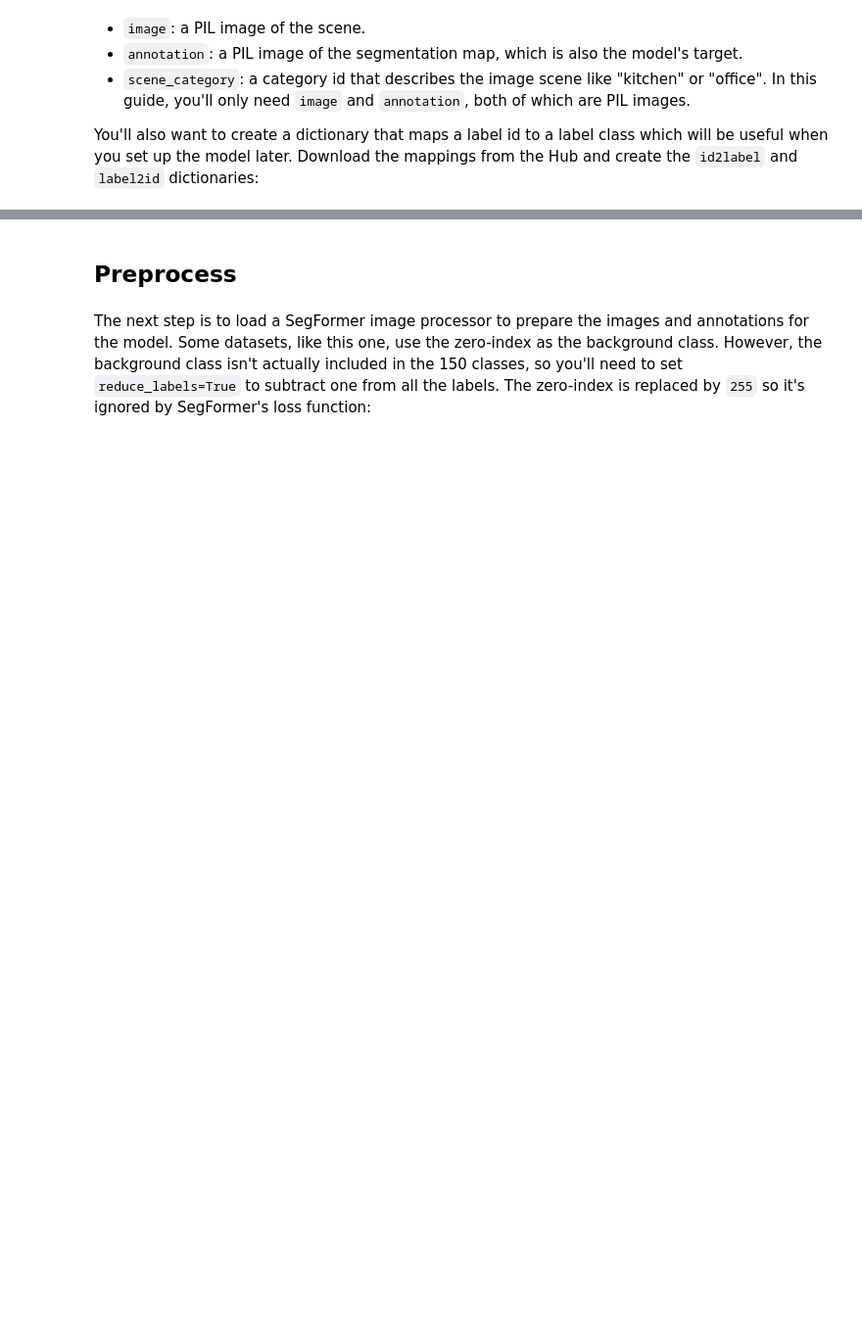
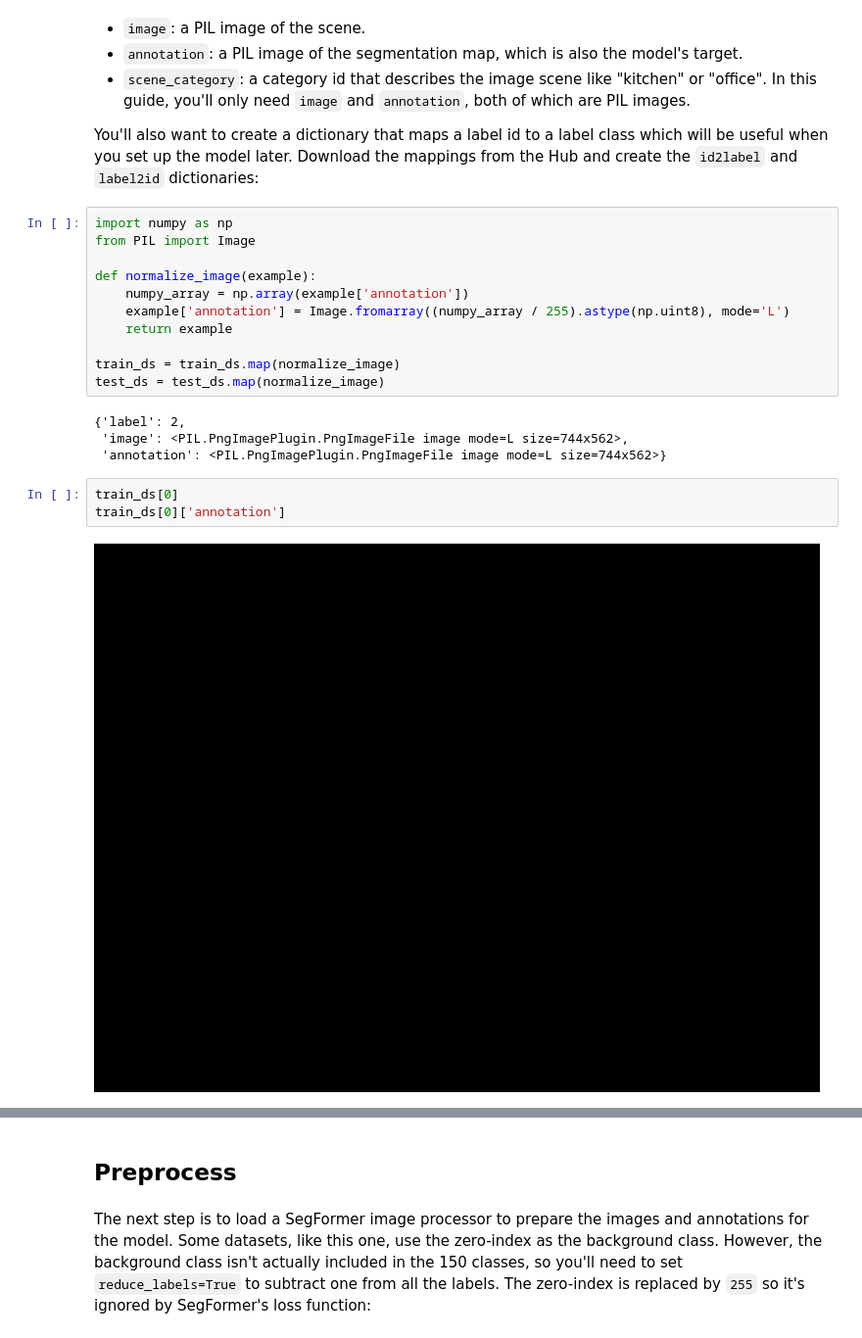
Before and after one commit to louisapraszezynki/acouslic-ai-challenge, a Jupyter notebook: transformers_doc/en/pytorch/semantic_segmentation.ipynb, the cells around one changed output, grey strips where cells are left out. Shown at 98% size. Drawn from its saved outputs; the diff is of its cells as text; blank space fills up the shorter version.

```diff
--- a/transformers_doc/en/pytorch/semantic_segmentation.ipynb
+++ b/transformers_doc/en/pytorch/semantic_segmentation.ipynb
@@ -102,3 +102,23 @@ train_ds[0]
 - `scene_category`: a category id that describes the image scene like "kitchen" or "office". In this guide, you'll only need `image` and `annotation`, both of which are PIL images.
 
 You'll also want to create a dictionary that maps a label id to a label class which will be useful when you set up the model later. Download the mappings from the Hub and create the `id2label` and `label2id` dictionaries:
+# %%
+import numpy as np
+from PIL import Image
+
+def normalize_image(example):
+    numpy_array = np.array(example['annotation'])
+    example['annotation'] = Image.fromarray((numpy_array / 255).astype(np.uint8), mode='L')
+    return example
+
+train_ds = train_ds.map(normalize_image)
+test_ds = test_ds.map(normalize_image)
+# %% [output]
+{'label': 2,
+ 'image': <PIL.PngImagePlugin.PngImageFile image mode=L size=744x562>,
+ 'annotation': <PIL.PngImagePlugin.PngImageFile image mode=L size=744x562>}
+# %%
+train_ds[0]
+train_ds[0]['annotation']
+# %% [output]
+[figure, added]
```
Also changed, not shown: parts of 14 cells of this notebook.
